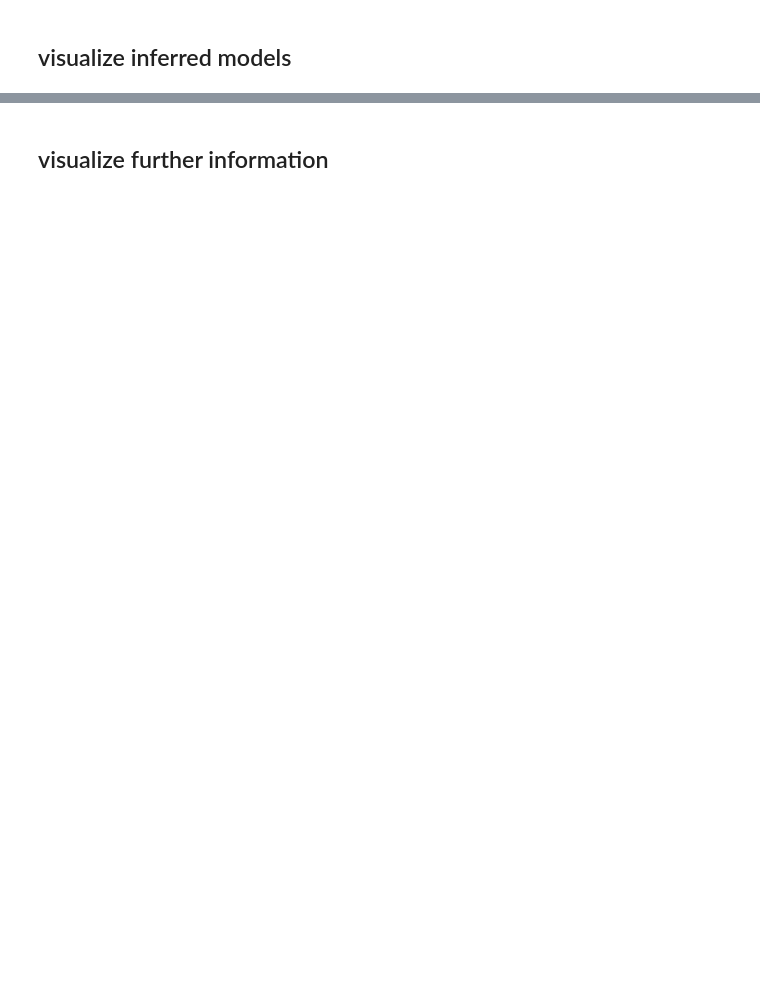
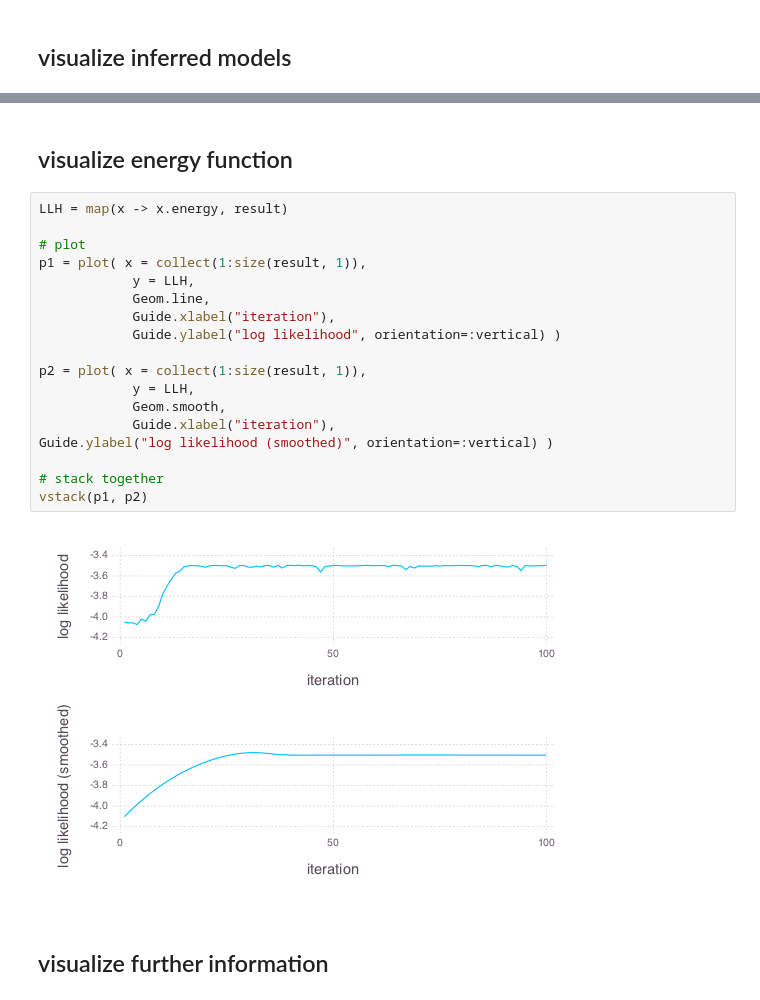
Before and after one commit to trappmartin/BNP.jl, a Jupyter notebook: demos/Dirichlet Process Mixture Model.ipynb, the cells around one changed output, grey strips where cells are left out. Cells and saved outputs as stored; diff of their text form; blank space fills up the shorter version.

```diff
--- a/demos/Dirichlet Process Mixture Model.ipynb
+++ b/demos/Dirichlet Process Mixture Model.ipynb
@@ -64,3 +68,25 @@ Plot(...)
+# %% [markdown]
+## visualize energy function
+# %%
+LLH = map(x -> x.energy, result)
+
+# plot
+p1 = plot( x = collect(1:size(result, 1)),
+            y = LLH,
+            Geom.line,
+            Guide.xlabel("iteration"),
+            Guide.ylabel("log likelihood", orientation=:vertical) )
+
+p2 = plot( x = collect(1:size(result, 1)),
+            y = LLH,
+            Geom.smooth,
+            Guide.xlabel("iteration"),
+Guide.ylabel("log likelihood (smoothed)", orientation=:vertical) )
+
+# stack together
+vstack(p1, p2)
+# %% [output]
+[figure, added]
 # %% [markdown]
 ## visualize further information
 # %%
```
Also changed, not shown: parts of 10 cells of this notebook, 6 other files.
